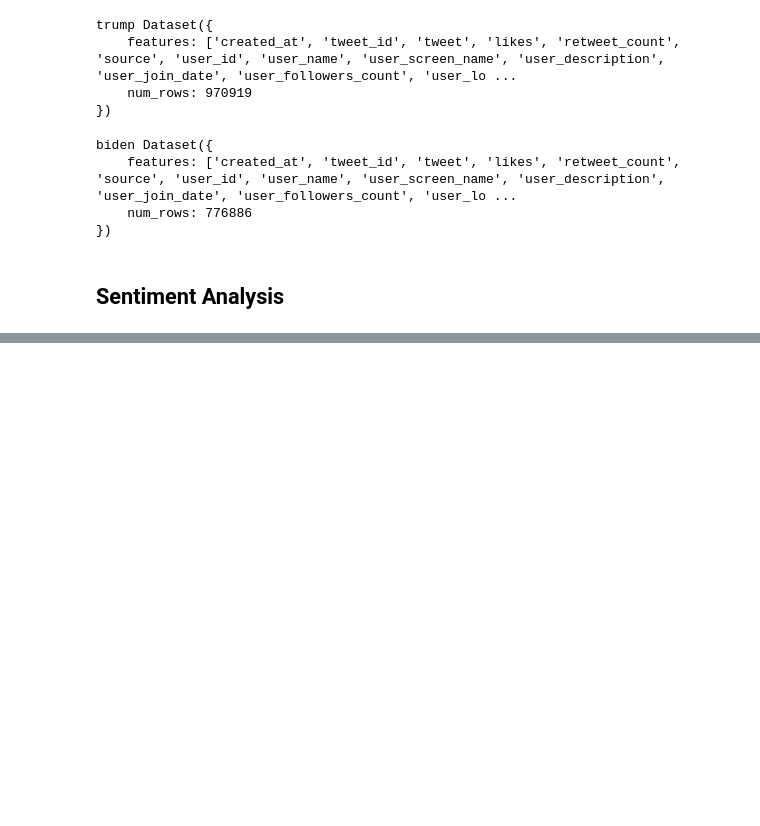
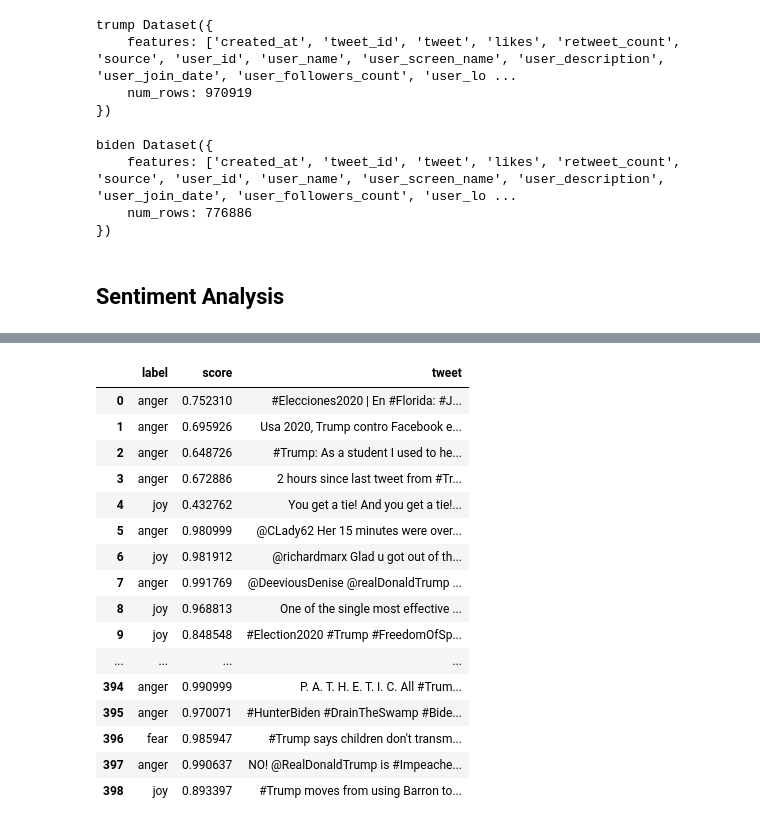
Before and after one commit to Moenupa/tweet-dynamics-us-election-2020, a Jupyter notebook: CSC440_Final_Project.ipynb, the cells around one changed output, grey strips where cells are left out. Cells and saved outputs as stored; diff of their text form; code cells hidden in the pictures; blank space fills up the shorter version.

Commit message:
emotion

```diff
--- a/CSC440_Final_Project.ipynb
+++ b/CSC440_Final_Project.ipynb
@@ -133,3 +133,12 @@ biden Dataset({
 # %%
 model_ckpt = "cardiffnlp/twitter-xlm-roberta-base-sentiment"
 pipe = pipeline("sentiment-analysis", model=model_ckpt, tokenizer=model_ckpt, device=device)
+# %%
+TASK = 'sent'
+N_SAMPLES = 50
+for par_name, par_data in dataset.items():
+    print(par_name, par_data)
+    for out in tqdm(pipe(KeyDataset(par_data.select(range(N_SAMPLES)), 'tweet'), batch_size=50,
+                         truncation=True, max_length=128),
+                    total=N_SAMPLES):
+        print(out)
@@ -156,0 +206,3 @@ KeyboardInterrupt:
+# %%
+model_ckpt = "02shanky/finetuned-twitter-xlm-roberta-base-emotion"
+pipe = pipeline("text-classification", model=model_ckpt, device=device)
@@ -156,0 +212,14 @@ KeyboardInterrupt:
+# %%
+TASK = 'emotion'
+N_SAMPLES = 500
+
+collect = {}
+for par_name, par_data in dataset.items():
+    print(par_name, par_data)
+    res = []
+    for i, out in enumerate(tqdm(pipe(KeyDataset(par_data.select(range(N_SAMPLES)), 'tweet'), batch_size=50,
+                         truncation=True, max_length=128),
+                    total=N_SAMPLES)):
+        out['tweet'] = par_data[i]['tweet'].replace("\n", " ")
+        res.append(out)
+    collect[par_name] = pd.DataFrame(res)
@@ -156,0 +235,23 @@ KeyboardInterrupt:
+# %%
+pd.set_option('display.max_colwidth', None)
+pd.set_option('display.max_rows', None)
+# %%
+collect['trump']
+# %% [output]
+|  | label | score | tweet |
+| 0 | anger | 0.752310 | #Elecciones2020 | En #Florida: #J... |
+| 1 | anger | 0.695926 | Usa 2020, Trump contro Facebook e... |
+| 2 | anger | 0.648726 | #Trump: As a student I used to he... |
+| 3 | anger | 0.672886 | 2 hours since last tweet from #Tr... |
+| 4 | joy | 0.432762 | You get a tie! And you get a tie!... |
+| 5 | anger | 0.980999 | @CLady62 Her 15 minutes were over... |
+| 6 | joy | 0.981912 | @richardmarx Glad u got out of th... |
+| 7 | anger | 0.991769 | @DeeviousDenise @realDonaldTrump ... |
+| 8 | joy | 0.968813 | One of the single most effective ... |
+| 9 | joy | 0.848548 | #Election2020 #Trump #FreedomOfSp... |
+| ... | ... | ... | ... |
+| 394 | anger | 0.990999 | P. A. T. H. E. T. I. C. All #Trum... |
+| 395 | anger | 0.970071 | #HunterBiden #DrainTheSwamp #Bide... |
+| 396 | fear | 0.985947 | #Trump says children don't transm... |
+| 397 | anger | 0.990637 | NO! @RealDonaldTrump is #Impeache... |
+| 398 | joy | 0.893397 | #Trump moves from using Barron to... |
```
Also changed, not shown: parts of 6 cells of this notebook.
